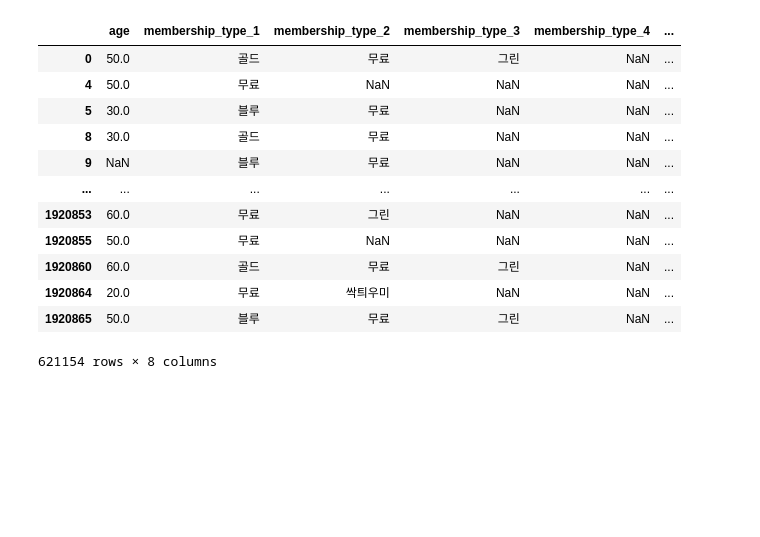
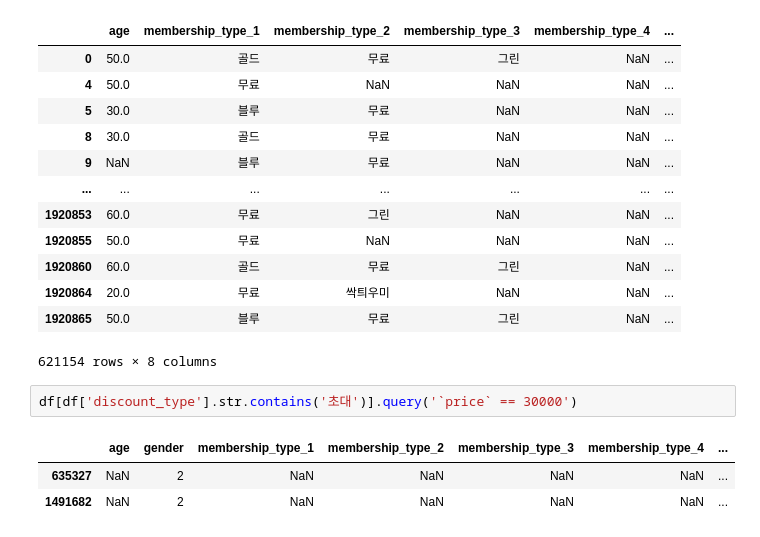
Before and after one commit to Team-HandL/SAC, a Jupyter notebook: basic_preprocessing.ipynb, the cells around one changed output. Cells and saved outputs as stored; diff of their text form; blank space fills up the shorter version.

```diff
--- a/basic_preprocessing.ipynb
+++ b/basic_preprocessing.ipynb
@@ -296,3 +317,9 @@ member_df[['age','membership_type_1','membership_type_2','membership_type_3','me
 | 1920864 | 20.0 | 무료 | 싹틔우미 | NaN | NaN | ... |
 | 1920865 | 50.0 | 블루 | 무료 | 그린 | NaN | ... |
 621154 rows × 8 columns
+# %%
+df[df['discount_type'].str.contains('초대')].query('`price` == 30000')
+# %% [output]
+|  | age | gender | membership_type_1 | membership_type_2 | membership_type_3 | membership_type_4 | ... |
+| 635327 | NaN | 2 | NaN | NaN | NaN | NaN | ... |
+| 1491682 | NaN | 2 | NaN | NaN | NaN | NaN | ... |
```
Also changed, not shown: parts of 7 cells of this notebook, 4 other files.
